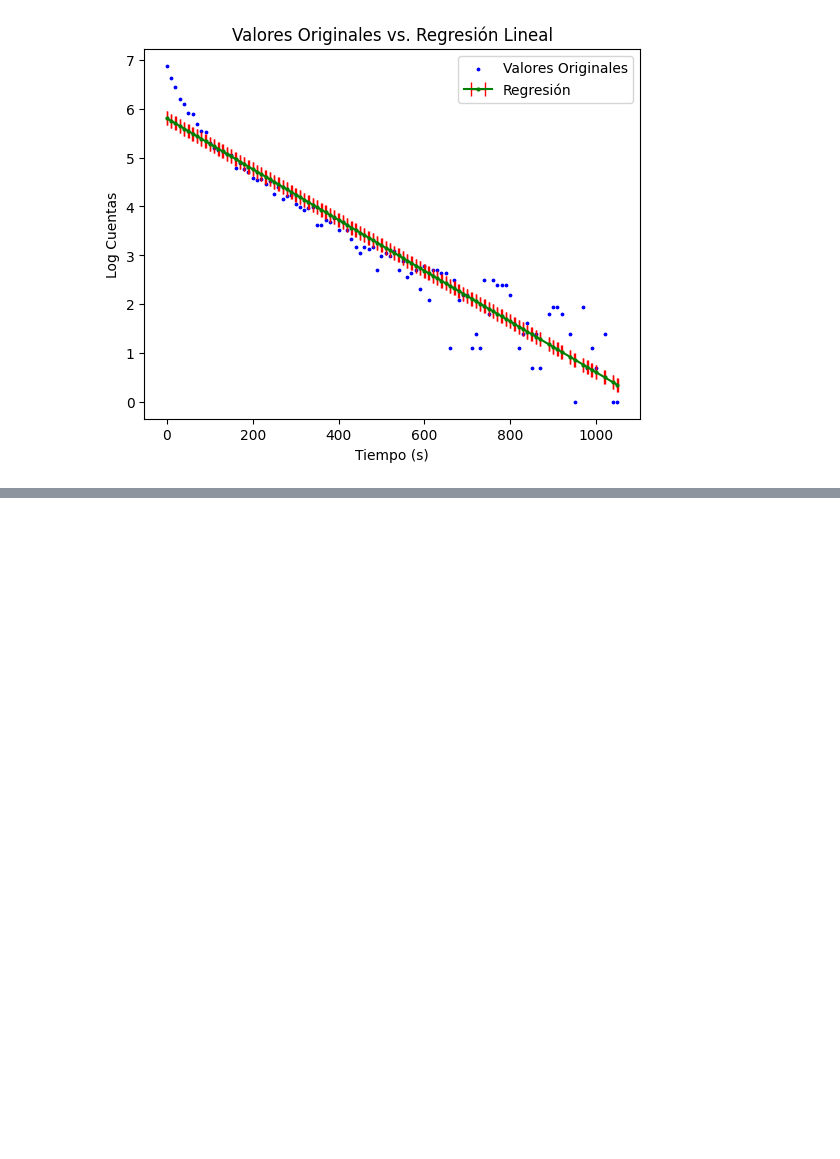
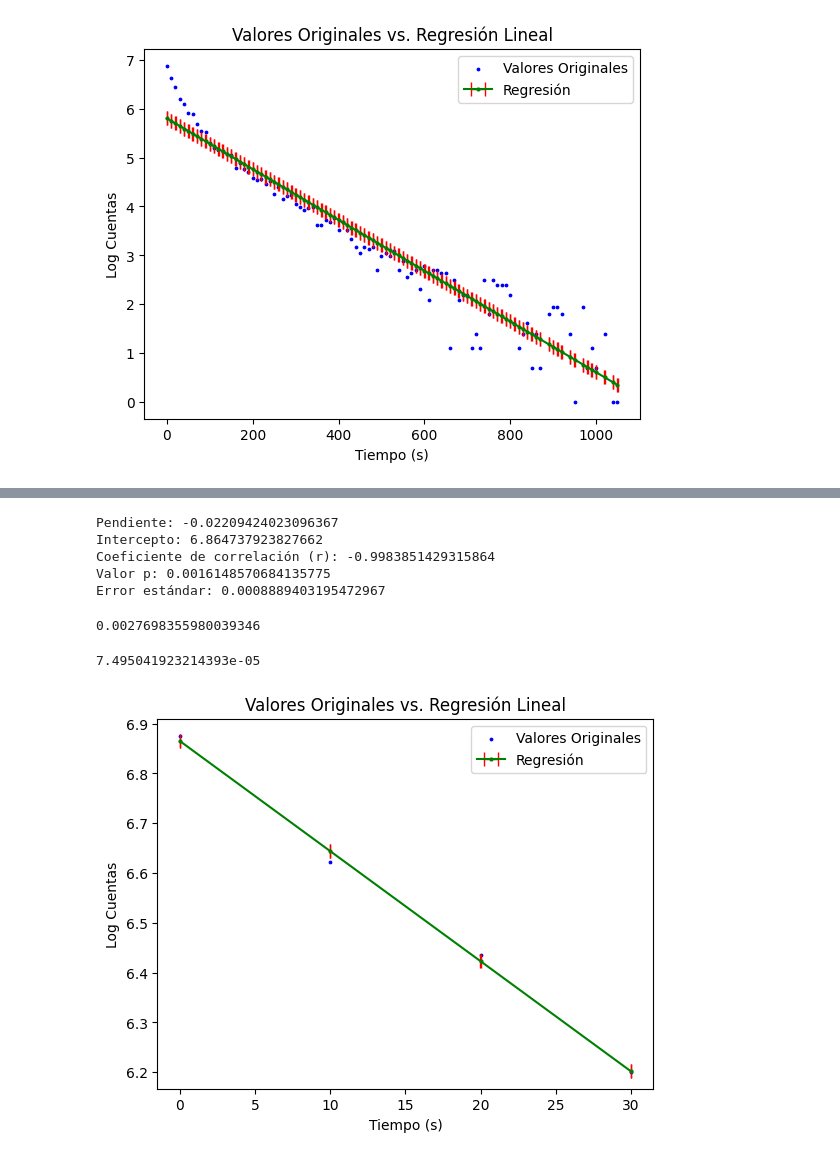
Before and after one commit to ioai2610/Nuclear-Medicine-ESFM, a Jupyter notebook: MedNuclear01.ipynb, the cells around one changed output, grey strips where cells are left out. Cells and saved outputs as stored; diff of their text form; code cells hidden in the pictures; blank space fills up the shorter version.

```diff
--- a/MedNuclear01.ipynb
+++ b/MedNuclear01.ipynb
@@ -290,0 +318,41 @@ El elemento es Ag-100m
+# %%
+# Realizar el ajuste lineal
+slopeAg1, interceptAg1, r_valueAg1, p_valueAg1, std_errAg1 = stats.linregress(xAg1, yAg1)
+
+# Imprimir los resultados del ajuste
+print("Pendiente:", slopeAg1)
+print("Intercepto:", interceptAg1)
+print("Coeficiente de correlación (r):", r_valueAg1)
+print("Valor p:", p_valueAg1)
+print("Error estándar:", std_errAg1)
+# %% [output]
+Pendiente: -0.02209424023096367
+Intercepto: 6.864737923827662
+Coeficiente de correlación (r): -0.9983851429315864
+Valor p: 0.0016148570684135775
+Error estándar: 0.0008889403195472967
+# %%
+linea_regresionAg1 = slopeAg1 * xAg1 + interceptAg1
+numeradorAg1 = yAg1 - linea_regresionAg1
+errorModeloAg1 = np.sqrt(sum(np.power(numeradorAg1,2)/103))
+errorModeloAg1
+# %% [output]
+0.0027698355980039346
+# %%
+errorPendienteAg1 = errorModeloAg1*np.sqrt(105/(105*sum(xAg1**2)-np.power(sum(xAg1),2)))
+errorPendienteAg1
+# %% [output]
+7.495041923214393e-05
+# %%
+# Línea de regresión lineal
+linea_regresion = slopeAg1 * xAg1 + interceptAg1
+plt.scatter(xAg1, yAg1, label='Valores Originales', color='blue' , s=3)
+#plt.plot(x, linea_regresion, label='Regresión Lineal', color='red')
+plt.errorbar(xAg1 ,linea_regresion, xerr = errorModeloAg1, fmt='o-', markersize=2, color='green', ecolor='red', elinewidth=1, capsize=5, label="Regresión")
+plt.title('Valores Originales vs. Regresión Lineal')
+plt.xlabel('Tiempo (s)')
+plt.ylabel('Log Cuentas')
+plt.legend()
+plt.show()
+# %% [output]
+[figure, added]
```
Also changed, not shown: parts of 16 cells of this notebook, 2 other files.
